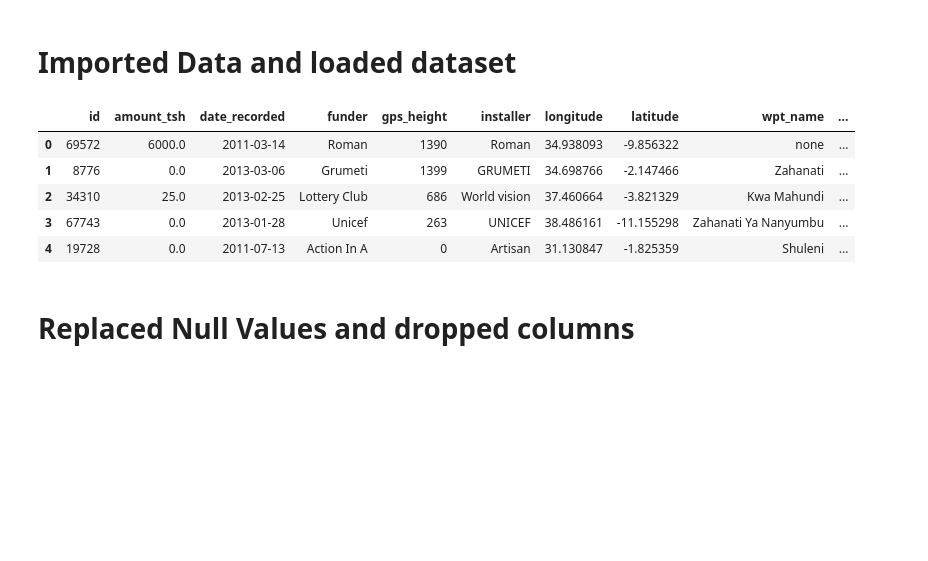
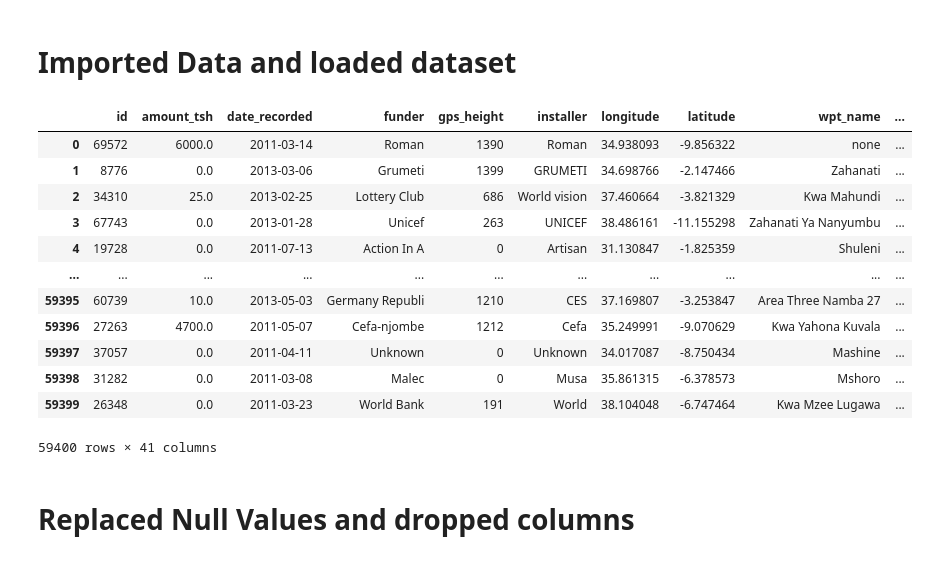
Before and after one commit to Robertoliver2000/TanzaniaWaterProject, a Jupyter notebook: notebooks/exploratory/bobby_notebooks/Cleaned notebook.ipynb, the cells around one changed output. Cells and saved outputs as stored; diff of their text form; code cells hidden in the pictures; blank space fills up the shorter version.

```diff
--- a/notebooks/exploratory/bobby_notebooks/Cleaned notebook.ipynb
+++ b/notebooks/exploratory/bobby_notebooks/Cleaned notebook.ipynb
@@ -33,14 +33,21 @@ X = pd.read_csv('../../../data/trainingsetvalues.csv')
 y = pd.read_csv('../../../data/trainingsetlabels.csv')
 # %%
 df = pd.concat((X,y), axis = 1)
-df.head()
+df
 # %% [output]
 |  | id | amount_tsh | date_recorded | funder | gps_height | installer | longitude | latitude | wpt_name | ... |
 | 0 | 69572 | 6000.0 | 2011-03-14 | Roman | 1390 | Roman | 34.938093 | -9.856322 | none | ... |
 | 1 | 8776 | 0.0 | 2013-03-06 | Grumeti | 1399 | GRUMETI | 34.698766 | -2.147466 | Zahanati | ... |
 | 2 | 34310 | 25.0 | 2013-02-25 | Lottery Club | 686 | World vision | 37.460664 | -3.821329 | Kwa Mahundi | ... |
 | 3 | 67743 | 0.0 | 2013-01-28 | Unicef | 263 | UNICEF | 38.486161 | -11.155298 | Zahanati Ya Nanyumbu | ... |
 | 4 | 19728 | 0.0 | 2011-07-13 | Action In A | 0 | Artisan | 31.130847 | -1.825359 | Shuleni | ... |
+| ... | ... | ... | ... | ... | ... | ... | ... | ... | ... | ... |
+| 59395 | 60739 | 10.0 | 2013-05-03 | Germany Republi | 1210 | CES | 37.169807 | -3.253847 | Area Three Namba 27 | ... |
+| 59396 | 27263 | 4700.0 | 2011-05-07 | Cefa-njombe | 1212 | Cefa | 35.249991 | -9.070629 | Kwa Yahona Kuvala | ... |
+| 59397 | 37057 | 0.0 | 2011-04-11 | Unknown | 0 | Unknown | 34.017087 | -8.750434 | Mashine | ... |
+| 59398 | 31282 | 0.0 | 2011-03-08 | Malec | 0 | Musa | 35.861315 | -6.378573 | Mshoro | ... |
+| 59399 | 26348 | 0.0 | 2011-03-23 | World Bank | 191 | World | 38.104048 | -6.747464 | Kwa Mzee Lugawa | ... |
+59400 rows × 41 columns
 # %% [markdown]
 # Replaced Null Values and dropped columns
 # %%
```
Also changed, not shown: parts of 5 cells of this notebook, 2 other files.
